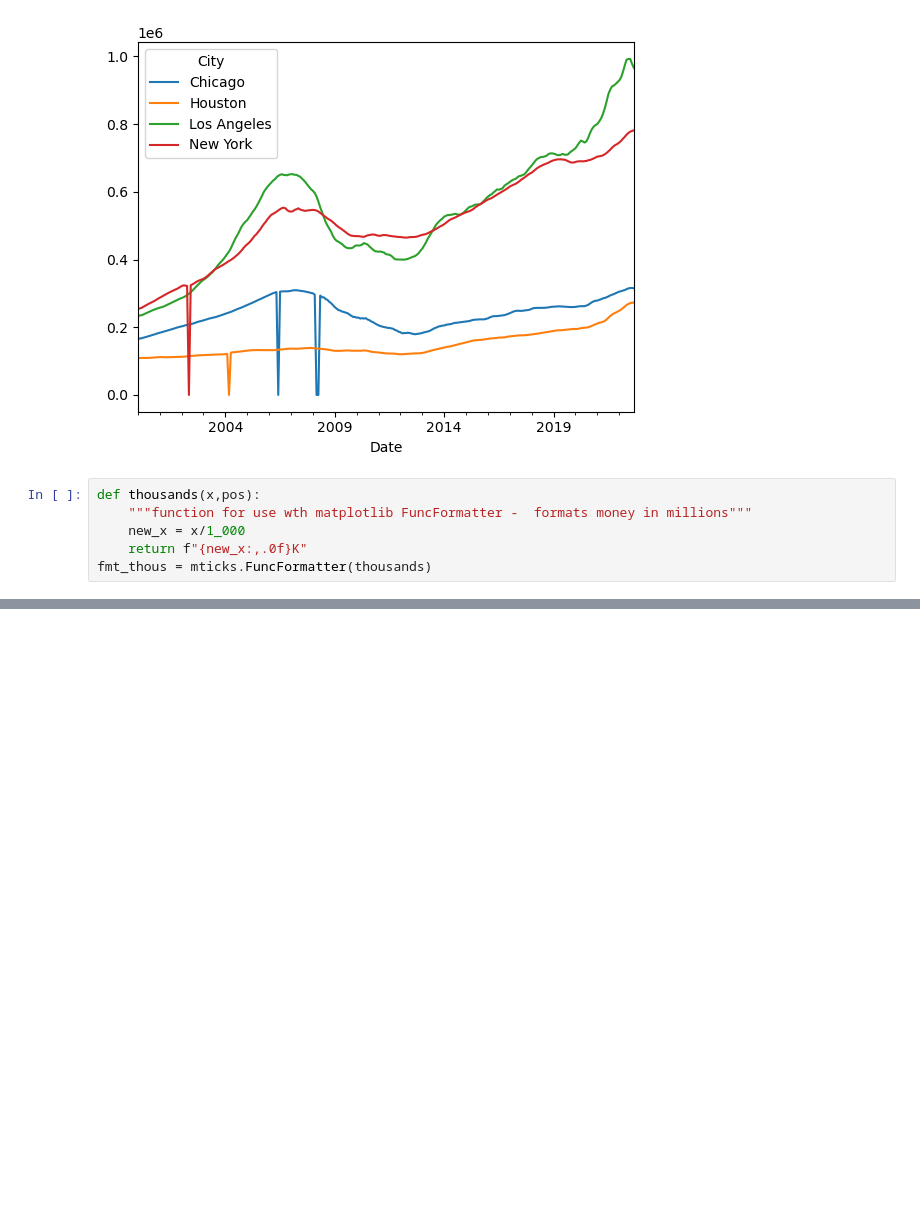
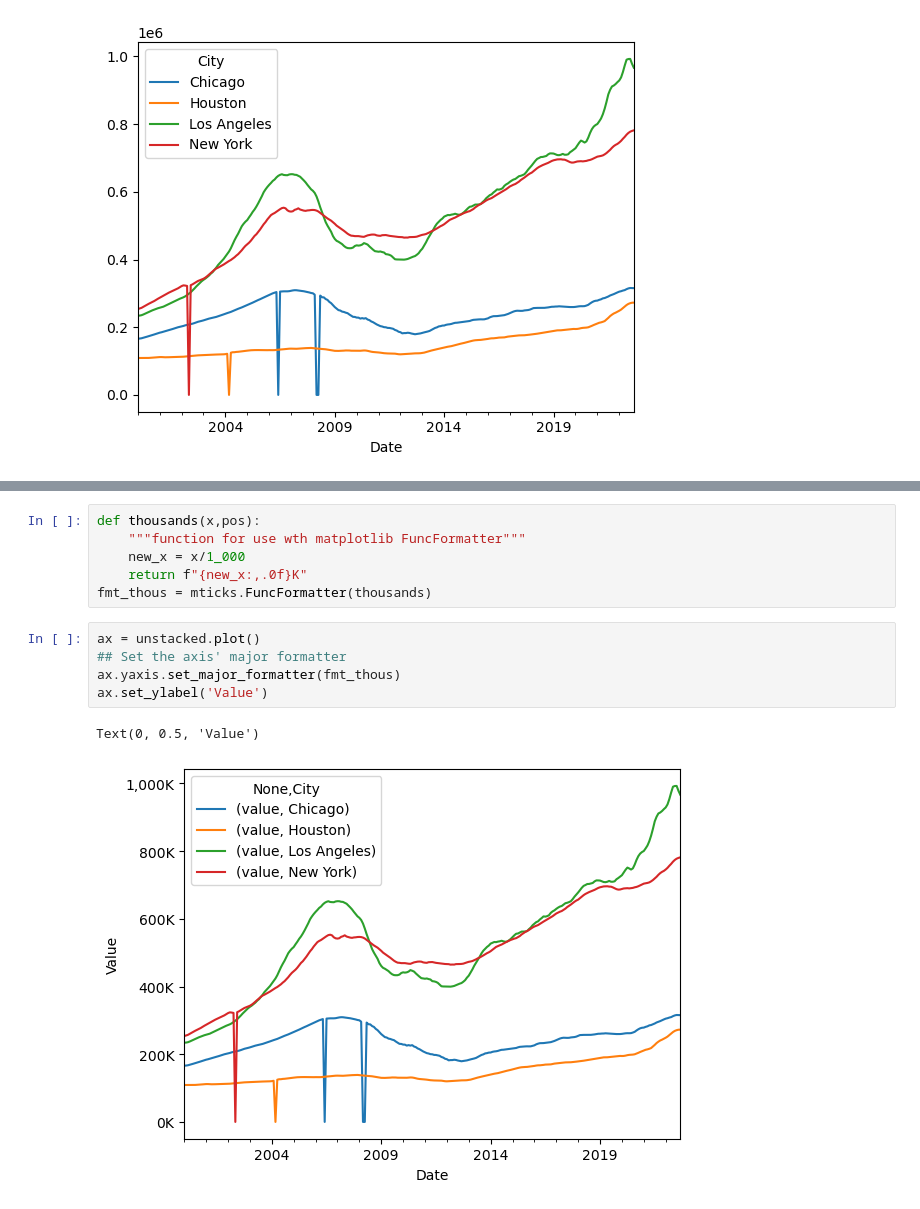
Before and after one commit to Luz-Dobbins/Week-18-Core, a Jupyter notebook: Core Preparing Time Series from Wide-Form Data.ipynb, the cells around one changed output, grey strips where cells are left out. Saved outputs shown, nothing was run; the diff lists cells and outputs as text; blank space fills up the shorter version.

```diff
--- a/Core Preparing Time Series from Wide-Form Data.ipynb
+++ b/Core Preparing Time Series from Wide-Form Data.ipynb
@@ -193,9 +193,3 @@ MultiIndex([('value',     'Chicago'),
 ax = unstacked['value'].plot()
 # %% [output]
 [figure]
-# %%
-def thousands(x,pos):
-    """function for use wth matplotlib FuncFormatter -  formats money in millions"""
-    new_x = x/1_000
-    return f"{new_x:,.0f}K"
-fmt_thous = mticks.FuncFormatter(thousands)
@@ -234,0 +196,14 @@ ConversionError: Failed to convert value(s) to axis units: ('Los Angeles', Times
+# %%
+def thousands(x,pos):
+    """function for use wth matplotlib FuncFormatter"""
+    new_x = x/1_000
+    return f"{new_x:,.0f}K"
+fmt_thous = mticks.FuncFormatter(thousands)
+# %%
+ax = unstacked.plot()
+## Set the axis' major formatter
+ax.yaxis.set_major_formatter(fmt_thous)
+ax.set_ylabel('Value')
+# %% [output]
+Text(0, 0.5, 'Value')
+[figure, added]
```
Also changed, not shown: parts of 7 cells of this notebook, 1 other file.
